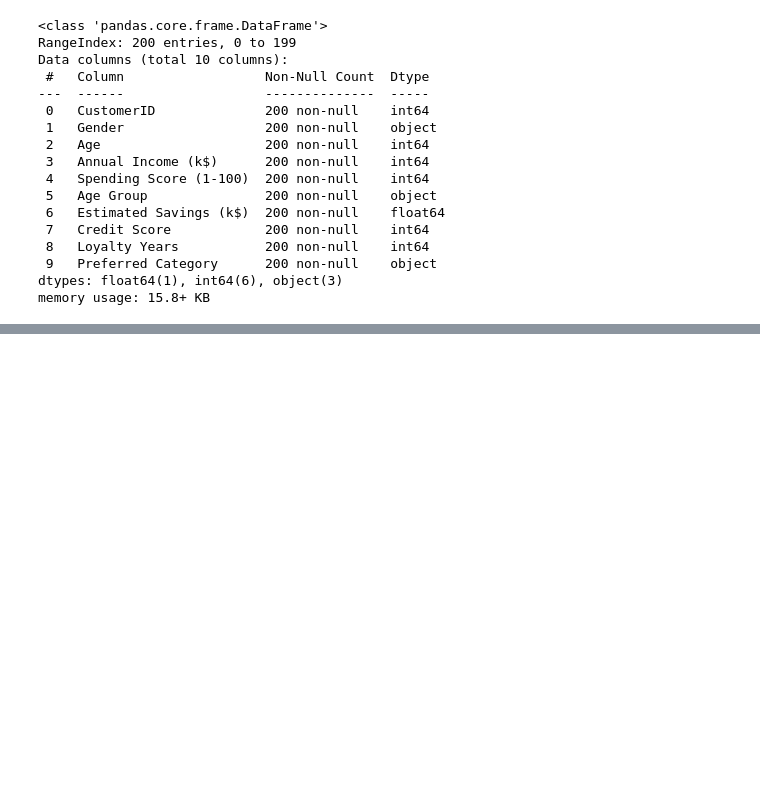
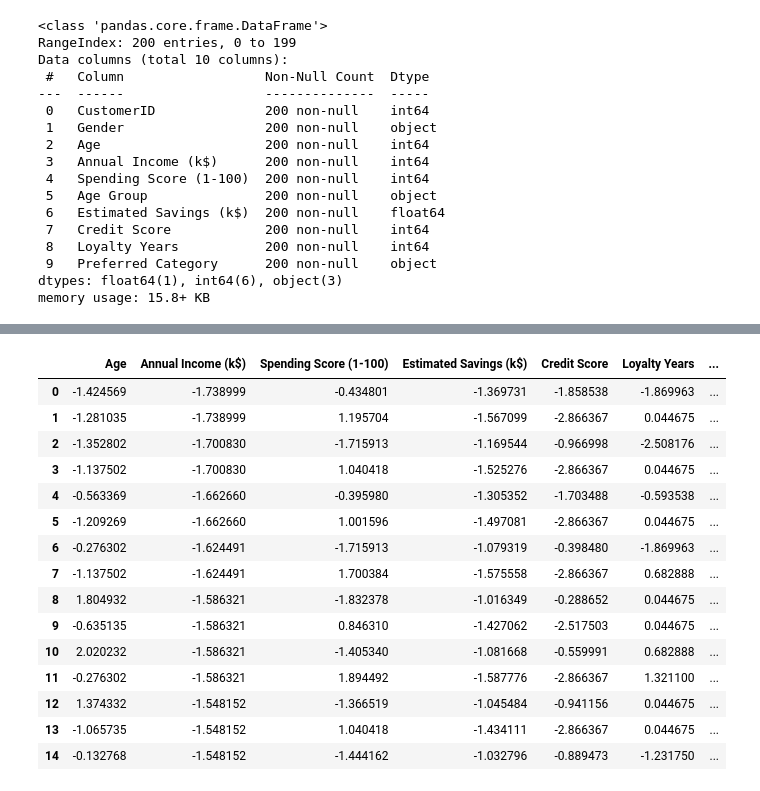
Before and after one commit to samyamp/Customer-Grouper, a Jupyter notebook: notebooks/Segmentation-model.ipynb, the cells around one changed output, grey strips where cells are left out. Saved outputs shown, nothing was run; the diff lists cells and outputs as text; code cells hidden in the pictures; blank space fills up the shorter version.

```diff
--- a/notebooks/Segmentation-model.ipynb
+++ b/notebooks/Segmentation-model.ipynb
@@ -84,0 +107,25 @@ memory usage: 15.8+ KB
+# %%
+from sklearn.preprocessing import StandardScaler
+scaler = StandardScaler()
+cols = ['Age', 'Annual Income (k$)', 'Spending Score (1-100)', 'Estimated Savings (k$)', 'Credit Score', 'Loyalty Years']
+
+df[cols] = scaler.fit_transform(df[cols])
+
+df.head(15)
+# %% [output]
+|  | Age | Annual Income (k$) | Spending Score (1-100) | Estimated Savings (k$) | Credit Score | Loyalty Years | ... |
+| 0 | -1.424569 | -1.738999 | -0.434801 | -1.369731 | -1.858538 | -1.869963 | ... |
+| 1 | -1.281035 | -1.738999 | 1.195704 | -1.567099 | -2.866367 | 0.044675 | ... |
+| 2 | -1.352802 | -1.700830 | -1.715913 | -1.169544 | -0.966998 | -2.508176 | ... |
+| 3 | -1.137502 | -1.700830 | 1.040418 | -1.525276 | -2.866367 | 0.044675 | ... |
+| 4 | -0.563369 | -1.662660 | -0.395980 | -1.305352 | -1.703488 | -0.593538 | ... |
+| 5 | -1.209269 | -1.662660 | 1.001596 | -1.497081 | -2.866367 | 0.044675 | ... |
+| 6 | -0.276302 | -1.624491 | -1.715913 | -1.079319 | -0.398480 | -1.869963 | ... |
+| 7 | -1.137502 | -1.624491 | 1.700384 | -1.575558 | -2.866367 | 0.682888 | ... |
+| 8 | 1.804932 | -1.586321 | -1.832378 | -1.016349 | -0.288652 | 0.044675 | ... |
+| 9 | -0.635135 | -1.586321 | 0.846310 | -1.427062 | -2.517503 | 0.044675 | ... |
+| 10 | 2.020232 | -1.586321 | -1.405340 | -1.081668 | -0.559991 | 0.682888 | ... |
+| 11 | -0.276302 | -1.586321 | 1.894492 | -1.587776 | -2.866367 | 1.321100 | ... |
+| 12 | 1.374332 | -1.548152 | -1.366519 | -1.045484 | -0.941156 | 0.044675 | ... |
+| 13 | -1.065735 | -1.548152 | 1.040418 | -1.434111 | -2.866367 | 0.044675 | ... |
+| 14 | -0.132768 | -1.548152 | -1.444162 | -1.032796 | -0.889473 | -1.231750 | ... |
```
Also changed, not shown: parts of 1 cell of this notebook.
